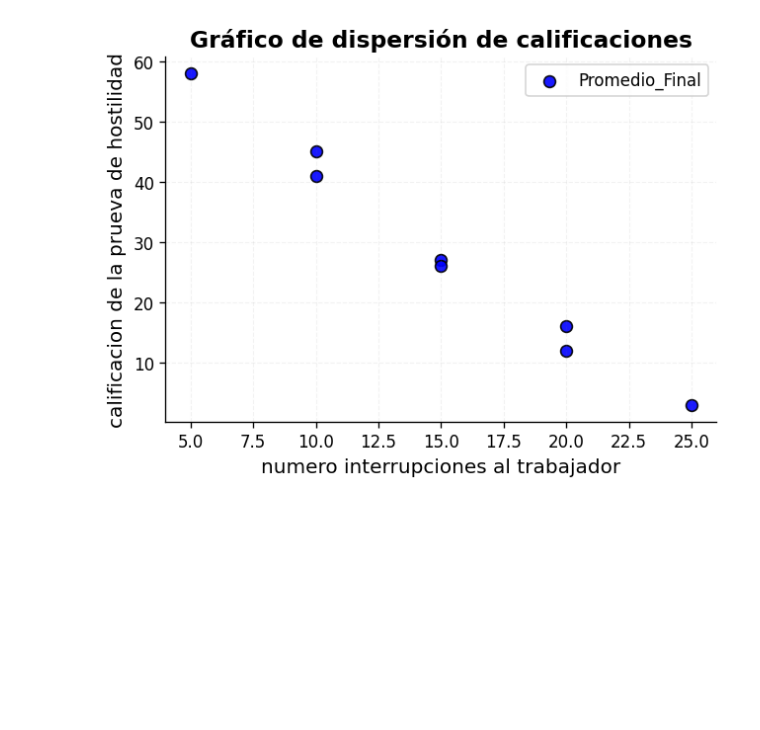
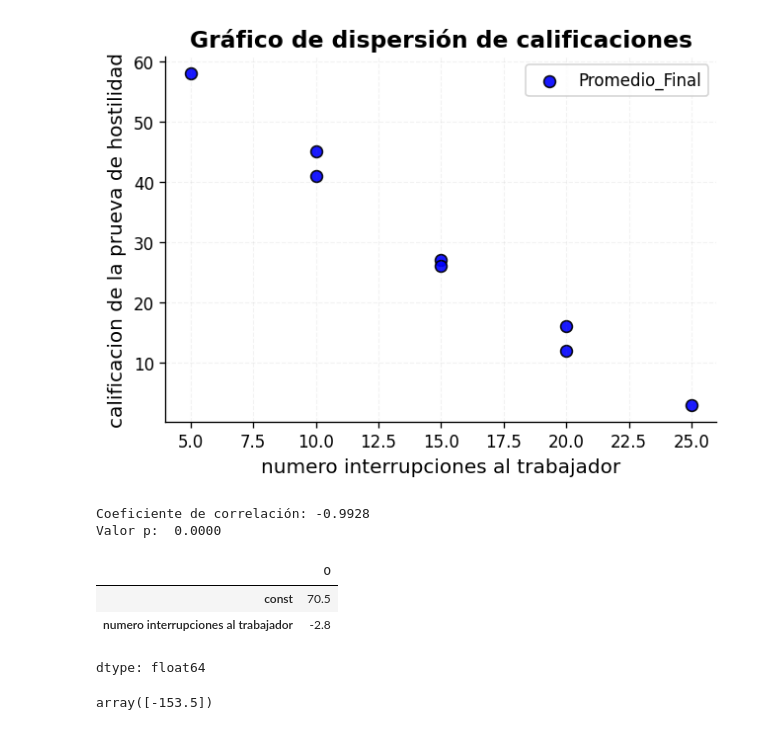
Before and after one commit to joshirdzdel-svg/estadisticainferencial2026A, a Jupyter notebook: untitled0.ipynb, the cells around one changed output. Drawn from its saved outputs; the diff is of its cells as text; code cells hidden in the pictures; blank space fills up the shorter version.

```diff
--- a/untitled0.ipynb
+++ b/untitled0.ipynb
@@ -1811,3 +1811,35 @@ plt.savefig(
 plt.show()
 # %% [output]
 [figure]
+# %%
+from scipy.stats import pearsonr
+
+# Test de Pearson
+# H0: rho = 0     (No hay correlación)
+# H1: rho ≠ 0     (Sí hay correlación)
+# alpha = 0.05
+
+r, valor_p = pearsonr(x, y)
+
+print(f"Coeficiente de correlación: {r: 0.4f}")
+print(f'Valor p: {valor_p: 0.4f}')
+# %% [output]
+Coeficiente de correlación: -0.9928
+Valor p:  0.0000
+# %%
+import statsmodels.api as sm
+x_constante = sm.add_constant(x)
+modelo = sm.OLS(y, x_constante).fit()
+y_calculada = modelo.predict(x_constante)
+
+modelo.params
+# %% [output]
+|  | 0 |
+| const | 70.5 |
+| numero interrupciones al trabajador | -2.8 |
+dtype: float64
+# %%
+# modelo.predict([1, promedio de examenes cortos])
+modelo.predict([1, 80])
+# %% [output]
+array([-153.5])
```
Also changed, not shown: parts of 8 cells of this notebook.
